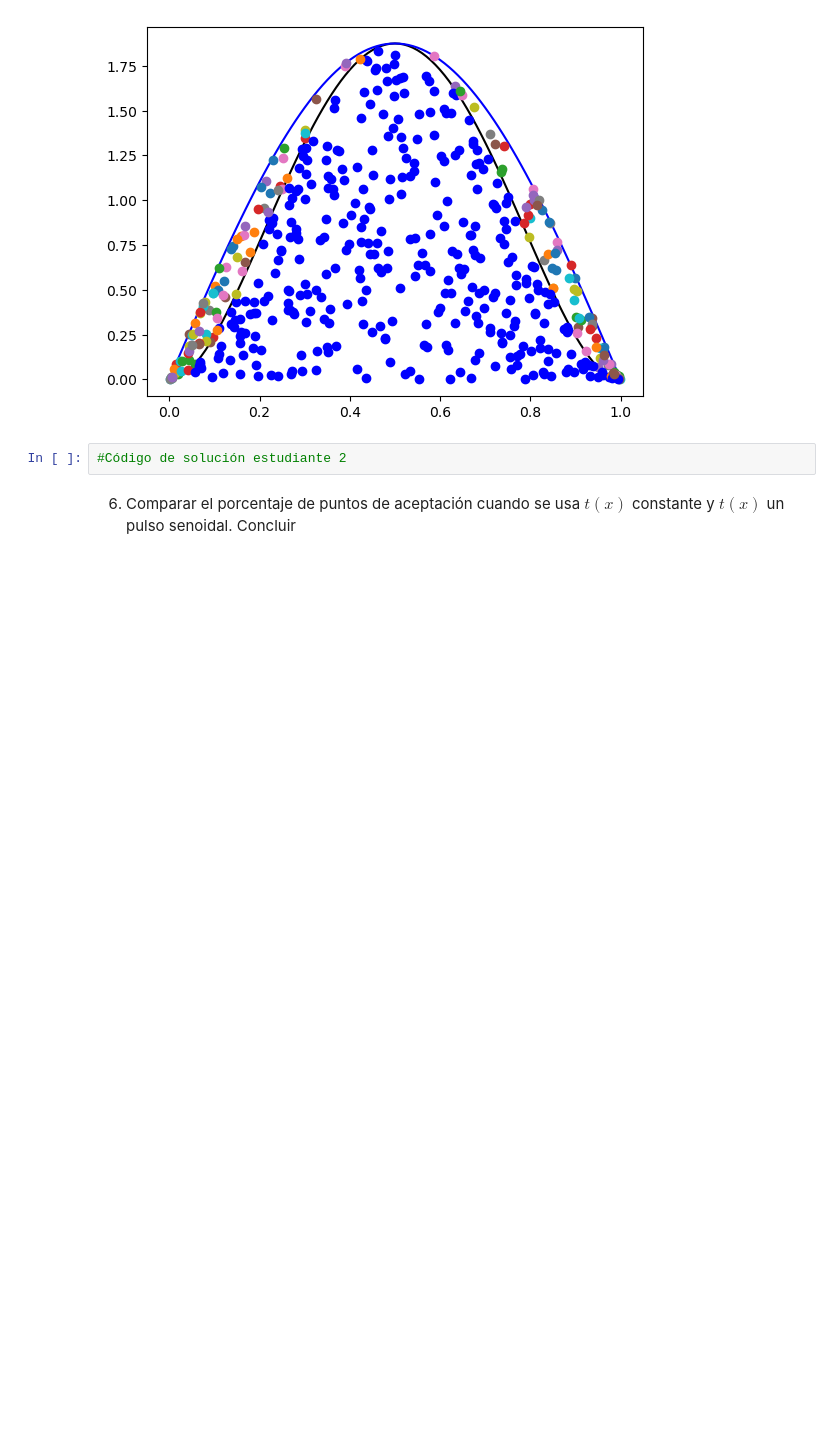
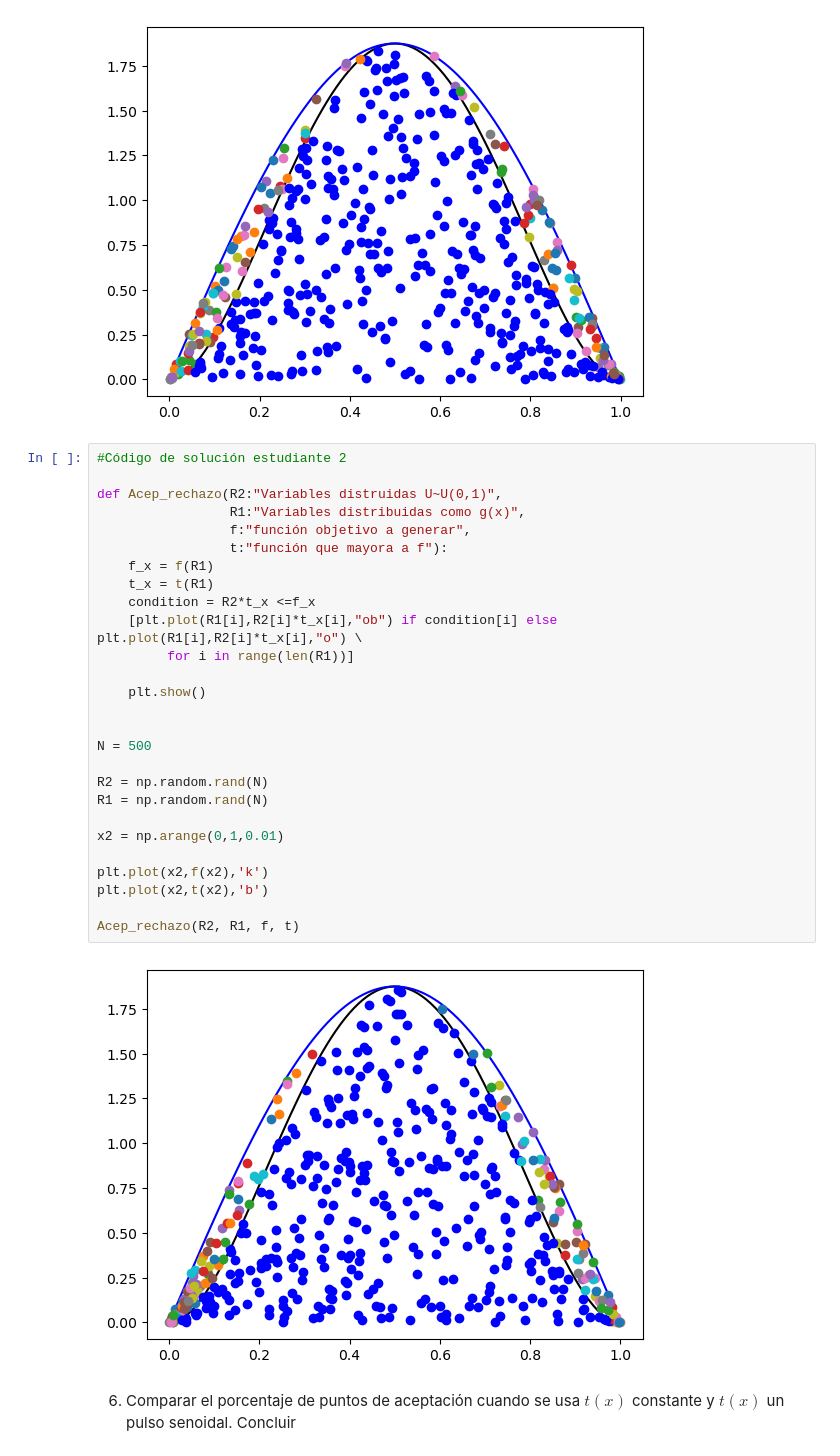
Before and after one commit to MarianaVal06/ProyectoConjunto_MValenzuela_MValdez, a Jupyter notebook: ProyectoConjunto_MValenzuela_MValadez.ipynb, the cells around one changed output. Cells and saved outputs as stored; diff of their text form; blank space fills up the shorter version.

```diff
--- a/ProyectoConjunto_MValenzuela_MValadez.ipynb
+++ b/ProyectoConjunto_MValenzuela_MValadez.ipynb
@@ -181,8 +183,35 @@ plt.plot(x2,t(x2),'b')
 Acep_rechazo(R2, R1, f, t)
 # %% [output]
 [figure]
-# %%
-#Código de solución estudiante 2
+# %%
+#Código de solución estudiante 2
+
+def Acep_rechazo(R2:"Variables distruidas U~U(0,1)",
+                 R1:"Variables distribuidas como g(x)",
+                 f:"función objetivo a generar",
+                 t:"función que mayora a f"):
+    f_x = f(R1)
+    t_x = t(R1)
+    condition = R2*t_x <=f_x
+    [plt.plot(R1[i],R2[i]*t_x[i],"ob") if condition[i] else plt.plot(R1[i],R2[i]*t_x[i],"o") \
+         for i in range(len(R1))]
+
+    plt.show()
+
+
+N = 500
+
+R2 = np.random.rand(N)
+R1 = np.random.rand(N)
+
+x2 = np.arange(0,1,0.01)
+
+plt.plot(x2,f(x2),'k')
+plt.plot(x2,t(x2),'b')
+
+Acep_rechazo(R2, R1, f, t)
+# %% [output]
+[figure, added]
 # %% [markdown]
 6. Comparar el porcentaje de puntos de aceptación cuando se usa $t(x)$ constante y $t(x)$ un pulso senoidal. Concluir
 # %%
```
Also changed, not shown: parts of 2 cells of this notebook.
